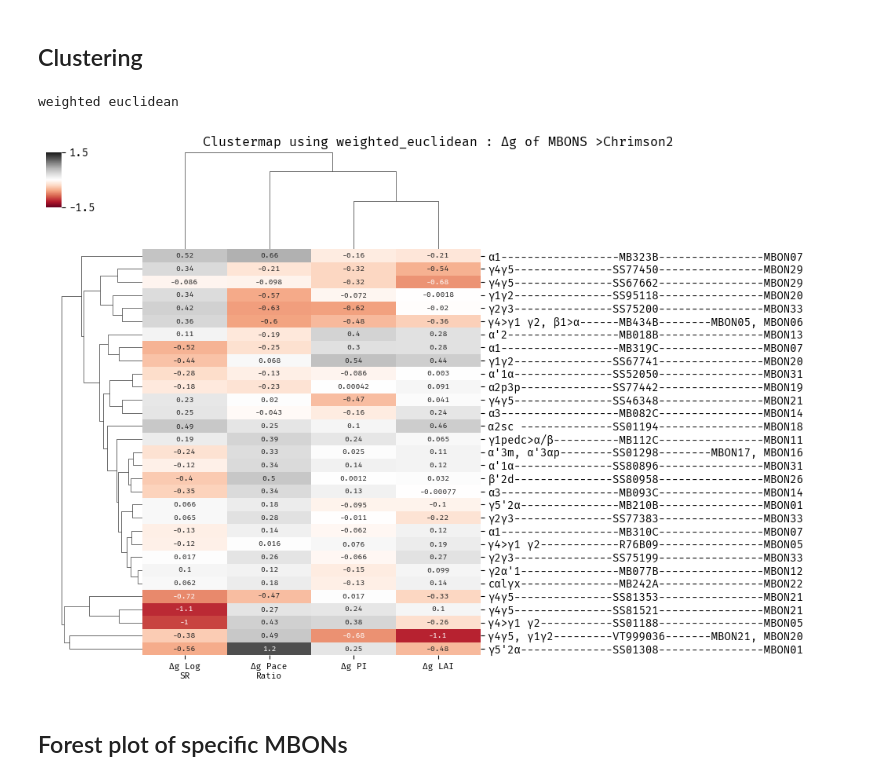
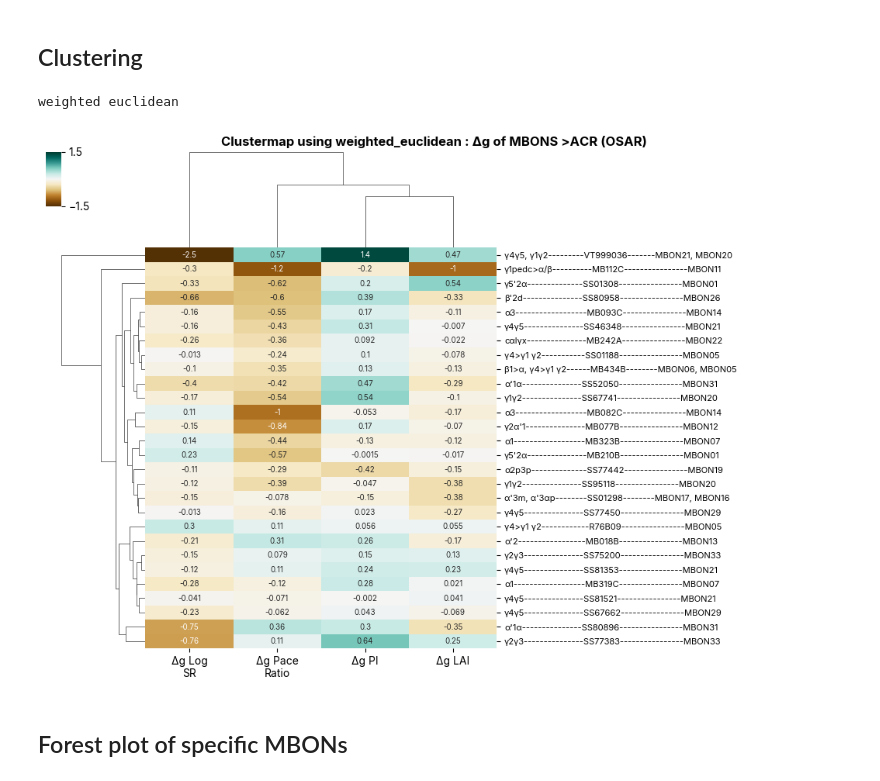
Before and after one commit to lnicole08/OSAR-Nicole-version, a Jupyter notebook: Multi and single dabest OSAR plots.ipynb, the cells around one changed output. Cells and saved outputs as stored; diff of their text form; code cells hidden in the pictures.

```diff
--- a/Multi and single dabest OSAR plots.ipynb
+++ b/Multi and single dabest OSAR plots.ipynb
@@ -511,11 +512,11 @@ lobelocation = lobelocation.reset_index(drop=True)
 tabletotal=tabletotal[~tabletotal['MBON'].isin(['R58', 'Th-Gal4'])]
 #tabletotal
 
-lstofylobes = ['VT999036', 'SS75200', 'SS46348', 'SS77450', 'SS67662', 'SS81521', 'SS01308', 'SS01188', 'SS67741', 'SS77383', 'SS95118']
-dfylobes = pd.DataFrame()
-for p in lstofylobes:
-    dfylobes = pd.concat([dfylobes, tabletotal[tabletotal['MBON'] == p]], axis = 0)
-dfylobes = dfylobes.reset_index(drop=True)
+# lstofylobes = ['VT999036', 'SS75200', 'SS46348', 'SS77450', 'SS67662', 'SS81521', 'SS01308', 'SS01188', 'SS67741', 'SS77383', 'SS95118']
+# dfylobes = pd.DataFrame()
+# for p in lstofylobes:
+#     dfylobes = pd.concat([dfylobes, tabletotal[tabletotal['MBON'] == p]], axis = 0)
+# dfylobes = dfylobes.reset_index(drop=True)
 # %%
 #mini list of only SPECIFIC responder
 from mpl_toolkits.axes_grid1.inset_locator import inset_axes
@@ -663,6 +660,25 @@ lstpi, namepi = forestplot_multiplot(sorteddf, df1, "pi_smoothed_Pattern 01")
 lstsp, namesp = forestplot_multiplot(sorteddf, df1, "log2_speed_ratio_Pattern 01")
 lstpc, namepc = forestplot_multiplot(sorteddf, df1, "log2_pace_ratio_Pattern 01")
 lstlei, namelei = forestplot_multiplot(sorteddf, df1, "light_attraction_index_Pattern 01")
+# %%
+# to generate excel files only
+parameters= ["pi_smoothed_Pattern 01", "log2_speed_ratio_Pattern 01", "log2_pace_ratio_Pattern 01", "light_attraction_index_Pattern 01"]
+parameters_rename= ["Δ PI", "Δ Log2_Speed_ratio", "Δ Log2_Bout Speed_ratio", "Δ Light Attraction Index"]
+
+result_df = pd.DataFrame({'MBON': sorteddf['MBON'].unique()})
+
+for parameter, newname in zip(parameters, parameters_rename):
+    differences = []
+
+    for n in result_df['MBON']:
+        tempdf1 = df1[(df1['MBON'] == n)].reset_index(drop=True)
+        dbfeature = dabest.load(tempdf1, idx=("Sibling", "Offspring"), x="status", y=parameter)
+        differences.append(dbfeature.hedges_g.statistical_tests.difference[0])
+
+    # Add as new column
+    result_df[newname] = differences
+
+result_df.to_excel(specifiedpath + "ACC Lab Dropbox\\ACC Lab\\Nicole Lee\\Data Compilation\\2025 Complete raw values osar falling\\OSAR_" + responder + ".xlsx", index = False)
 # %%
 f2, axx2 = plt.subplots(nrows=4, ncols=1,
                     figsize=(50
@@ -702,7 +718,7 @@ def forestplot_clusterplot(sorteddf, df1):
 
     return parameterdf
 # %%
-responder = "Chrimson2"
+responder = "ACR"
 #from dabest.forest_plot import forest_plot
 compiled = specifiedpath + "ACC Lab Dropbox\\ACC Lab\\Nicole Lee\\Data Compilation\\osar_compiled\\20250311_" + responder + "_totalcompilation.csv"
 dfcompiled= pd.read_csv(compiled, index_col=0)
@@ -752,39 +768,41 @@ methodlist = ['weighted']
 metriclist = ['euclidean']
 
 if responder == 'Chrimson2':
     colormap = 'RdGy'
 
 if responder == 'ACR':
     colormap = 'BrBG'
 
 df601 = df600.copy()
 df601['totalnaming'] = df601['MBON'] + "; " + df601['Name'] + "; " + df601['Lobe']
 
 df601newset = df601.set_index('totalnaming').drop(['Lobe', 'Name', 'MBON'], axis =1)
 
 ylabellist = []
 for n, k, z in zip(df601['MBON'],df601['Lobe'], df601['Name']):
     ylabels = f"{k:-<18}{n:-^10}{z:->20}"
     ylabellist.append(ylabels)
 
-plt.rcParams["font.family"] = "Fira Mono"
+plt.rcParams["font.family"] = "Inter"
 
 for methodd in methodlist:
     for metricc in metriclist:
         print (methodd + " " + metricc)
         j7 = sns.clustermap(df601newset, cmap=colormap, metric = metricc, method = methodd, yticklabels=ylabellist, vmin = -1.5, vmax=1.5, annot=True, annot_kws={"size": 7},
                             cbar_kws = dict(shrink = 0.15, ticks = [-1.5,1.5]), figsize=(10, 7), cbar_pos=(0, 0.87, .02, .1) ) #use_gridspec=False,location="bottom", shrink = 0.25, pad=0.01 #vmin = -1.5, vmax=1.5,
         ax = j7.ax_heatmap
         ax.set_ylabel('')
-        ax.set_xticklabels(ax.get_xticklabels(), rotation = 0, fontsize = 8)
+        ax.set_yticklabels(ax.get_yticklabels(), rotation = 0, fontsize = 8)
+        ax.set_xticklabels(ax.get_xticklabels(), rotation = 0, fontsize = 10)
         wrap_labels(ax, 8)
-        j7.fig.suptitle('Clustermap using ' + methodd + "_" + metricc + ' : Δg of MBONS >' + responder , weight='bold', fontsize =12, y =1.0)
+        j7.fig.suptitle('Clustermap using ' + methodd + "_" + metricc + ' : Δg of MBONS >' + responder + " (OSAR)", weight='bold', fontsize =12, y =1.0)
 
-        #plt.rcParams["font.family"] = "Fira Mono"
-        plt.savefig(root + "images\\" + date + "_" + responder + "_clustermap_" + methodd + "_" + metricc + ".png", dpi = 1200)
+
+        plt.savefig(root + "images\\" + date + "_" + responder + "(OSAR)_clustermap_" + methodd + "_" + metricc + ".png", dpi = 1200)
+        plt.savefig(root + "images\\" + date + "_" + responder + "(OSAR)_clustermap_" + methodd + "_" + metricc + ".png", dpi = 1200)
 # %% [output]
 weighted euclidean
-[figure, old version]
+[figure, new version]
 # %% [markdown]
 ## Forest plot of specific MBONs
 # %%
```
Also changed, not shown: parts of 4 cells of this notebook, 1 other file.
